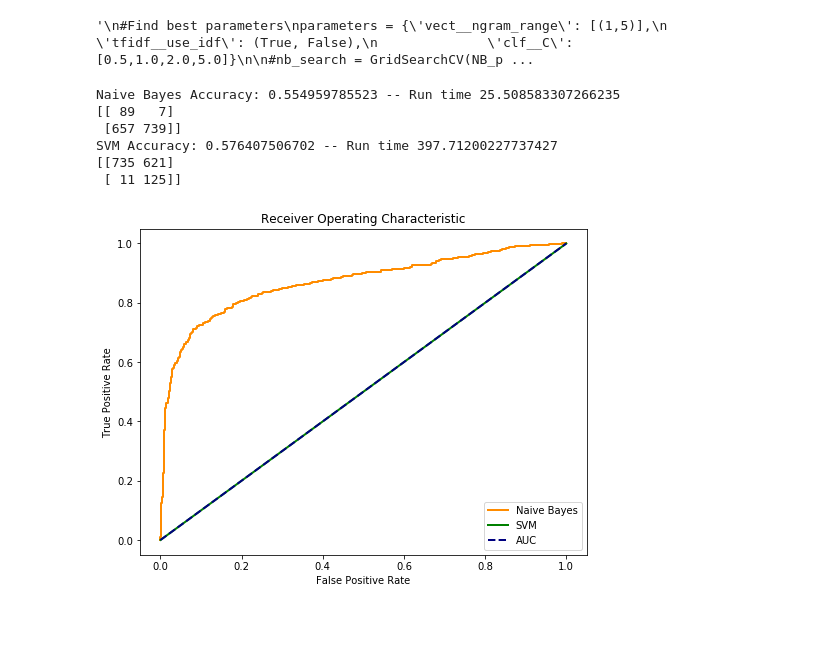
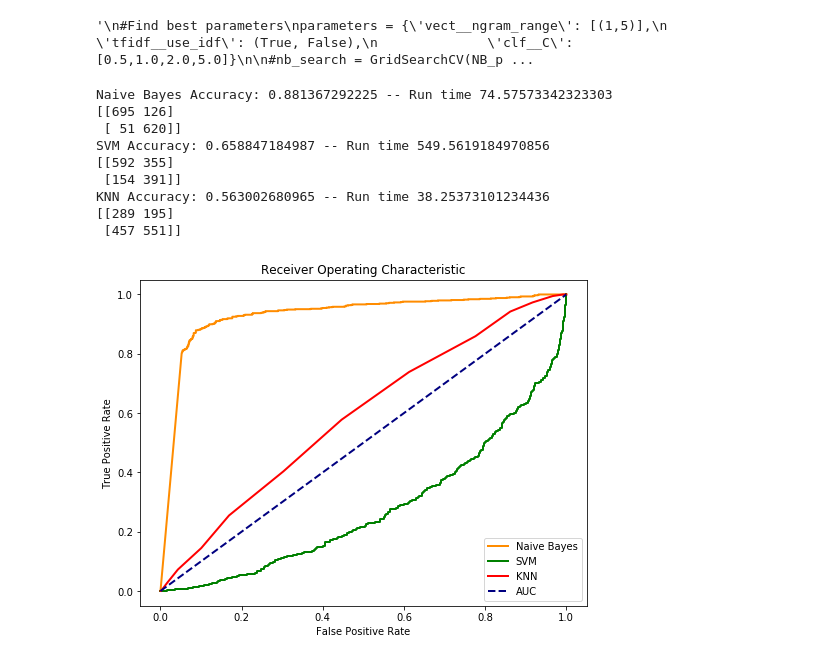
Before and after one commit to rschron/Data-Science, a Jupyter notebook: Multiple Author Detection.ipynb, the cells around one changed output. Cells and saved outputs as stored; diff of their text form; code cells hidden in the pictures; blank space fills up the shorter version.

Commit message:
added knn, changed naive bayes to bernoulli model

```diff
--- a/Multiple Author Detection.ipynb
+++ b/Multiple Author Detection.ipynb
@@ -59,11 +60,15 @@ Validation Text: 1492, Validation Labels: 1492
 #Builds a pipeline
 NB_pipeline = Pipeline([('vect', CountVectorizer(strip_accents = 'ascii', ngram_range=(1,5), analyzer='word', stop_words='english')),
                          ('tfidf', TfidfTransformer()),
-                         ('clf', MultinomialNB())])
+                         ('clf', BernoulliNB())])
 
 SVC_pipeline = Pipeline([('vect', CountVectorizer(strip_accents = 'ascii', ngram_range=(1,5), analyzer='word', stop_words='english')),
                         ('tfidf', TfidfTransformer()),
-                        ('clf', SVC(C=0.5, gamma = 0.01, probability=True))])
+                        ('clf', SVC(C=0.5, probability=True))])
+
+KNN_pipeline = Pipeline([('vect', CountVectorizer(strip_accents = 'ascii', ngram_range=(1,5), analyzer='word', stop_words='english')),
+                        ('tfidf', TfidfTransformer()),
+                        ('clf', KNeighborsClassifier(20))])
 # %%
 '''
 #Find best parameters
@@ -96,32 +101,43 @@ start = time.time()
 SVC_pipeline.fit(training_text, training_labels)
 svc_prediction = SVC_pipeline.predict(validation_text)
 print("SVM Accuracy: " + str(metrics.accuracy_score(svc_prediction, validation_labels)) + " -- Run time " + str(time.time()-start))
-
 svc_confusion = metrics.confusion_matrix(svc_prediction, validation_labels)
 print(svc_confusion)
+
+start = time.time()
+KNN_pipeline.fit(training_text, training_labels)
+knn_prediction = KNN_pipeline.predict(validation_text)
+print("KNN Accuracy: " + str(metrics.accuracy_score(knn_prediction, validation_labels)) + " -- Run time " + str(time.time()-start))
+knn_confusion = metrics.confusion_matrix(knn_prediction, validation_labels)
+print(knn_confusion)
 # %% [output]
-Naive Bayes Accuracy: 0.554959785523 -- Run time 25.508583307266235
-[[ 89   7]
- [657 739]]
-SVM Accuracy: 0.576407506702 -- Run time 397.71200227737427
-[[735 621]
- [ 11 125]]
+Naive Bayes Accuracy: 0.881367292225 -- Run time 74.57573342323303
+[[695 126]
+ [ 51 620]]
+SVM Accuracy: 0.658847184987 -- Run time 549.5619184970856
+[[592 355]
+ [154 391]]
+KNN Accuracy: 0.563002680965 -- Run time 38.25373101234436
+[[289 195]
+ [457 551]]
 # %%
 fpr = dict()
 tpr = dict()
 roc_auc = dict()
 
 nb_fpr, nb_tpr, _ = metrics.roc_curve(validation_labels, NB_pipeline.predict_proba(validation_text)[:,1])
 svc_fpr, svc_tpr, _ = metrics.roc_curve(validation_labels, SVC_pipeline.predict_proba(validation_text)[:,1])
+knn_fpr, knn_tpr, _ = metrics.roc_curve(validation_labels, KNN_pipeline.predict_proba(validation_text)[:,1])
 
 fig, ax = plt.subplots(sharey=True, figsize=(8,6))
 ax.plot(nb_fpr, nb_tpr, color='darkorange', lw=2, label='ROC curve')
 ax.plot(svc_fpr, svc_tpr, color='green', lw=2, label='ROC curve')
+ax.plot(knn_fpr, knn_tpr, color='red', lw=2, label='ROC curve')
 ax.plot([0,1],[0,1], color='navy', lw=2, linestyle='--')
 ax.set_xlabel('False Positive Rate')
 ax.set_ylabel('True Positive Rate')
 ax.set_title('Receiver Operating Characteristic')
-ax.legend(['Naive Bayes', 'SVM', 'AUC'],loc="lower right")
+ax.legend(['Naive Bayes', 'SVM', 'KNN', 'AUC'],loc="lower right")
 plt.show()
 # %% [output]
-[figure, old version]
+[figure, new version]
```
Also changed, not shown: parts of 1 cell of this notebook.
